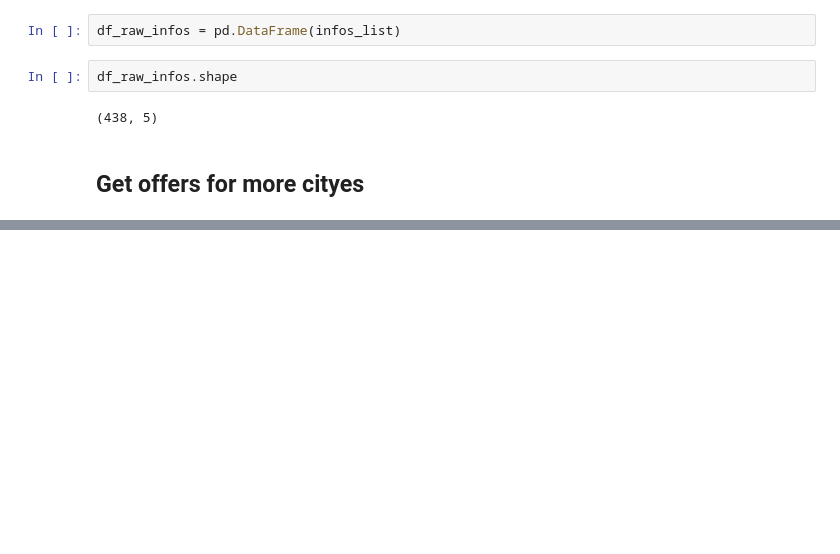
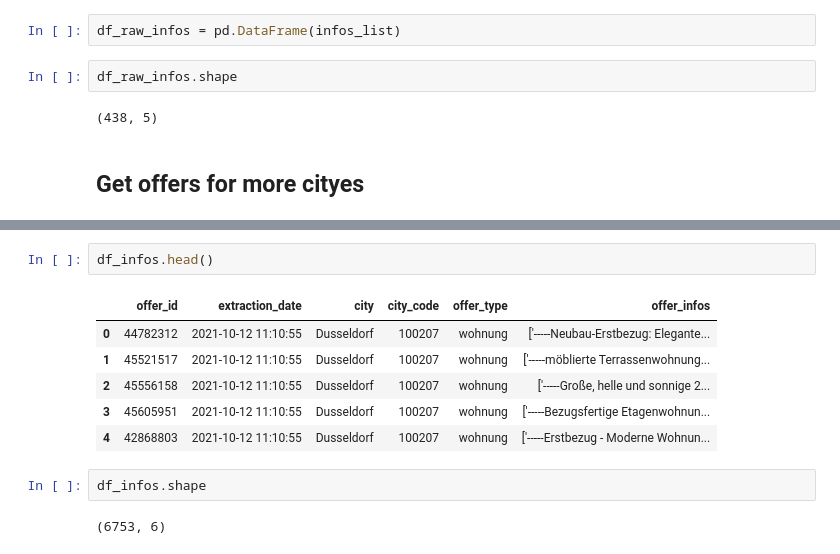
Before and after one commit to felipedmnq/rent-houses--germany, a Jupyter notebook: notebooks/immonet_scrape_tests.ipynb, the cells around one changed output, grey strips where cells are left out. Saved outputs shown, nothing was run; the diff lists cells and outputs as text; blank space fills up the shorter version.

```diff
--- a/notebooks/immonet_scrape.ipynb
+++ b/notebooks/immonet_scrape_tests.ipynb
@@ -588,0 +381,13 @@ def postgres_storage(df_offers_infos):
+# %%
+df_infos.head()
+# %% [output]
+|  | offer_id | extraction_date | city | city_code | offer_type | offer_infos |
+| 0 | 44782312 | 2021-10-12 11:10:55 | Dusseldorf | 100207 | wohnung | ['-----Neubau-Erstbezug: Elegante... |
+| 1 | 45521517 | 2021-10-12 11:10:55 | Dusseldorf | 100207 | wohnung | ['-----möblierte Terrassenwohnung... |
+| 2 | 45556158 | 2021-10-12 11:10:55 | Dusseldorf | 100207 | wohnung | ['-----Große, helle und sonnige 2... |
+| 3 | 45605951 | 2021-10-12 11:10:55 | Dusseldorf | 100207 | wohnung | ['-----Bezugsfertige Etagenwohnun... |
+| 4 | 42868803 | 2021-10-12 11:10:55 | Dusseldorf | 100207 | wohnung | ['-----Erstbezug - Moderne Wohnun... |
+# %%
+df_infos.shape
+# %% [output]
+(6753, 6)
```
Also changed, not shown: parts of 15 cells of this notebook, 6 other files.
